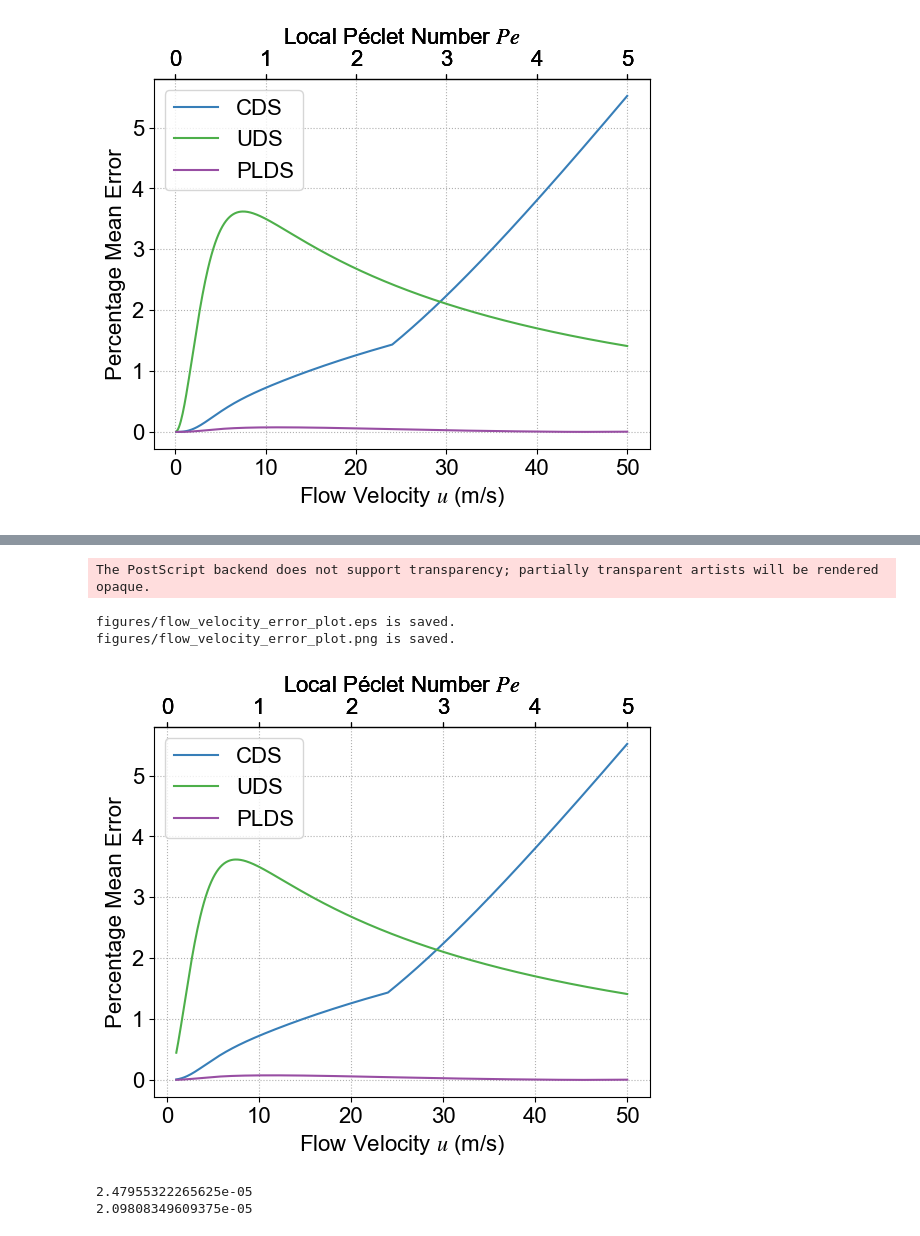
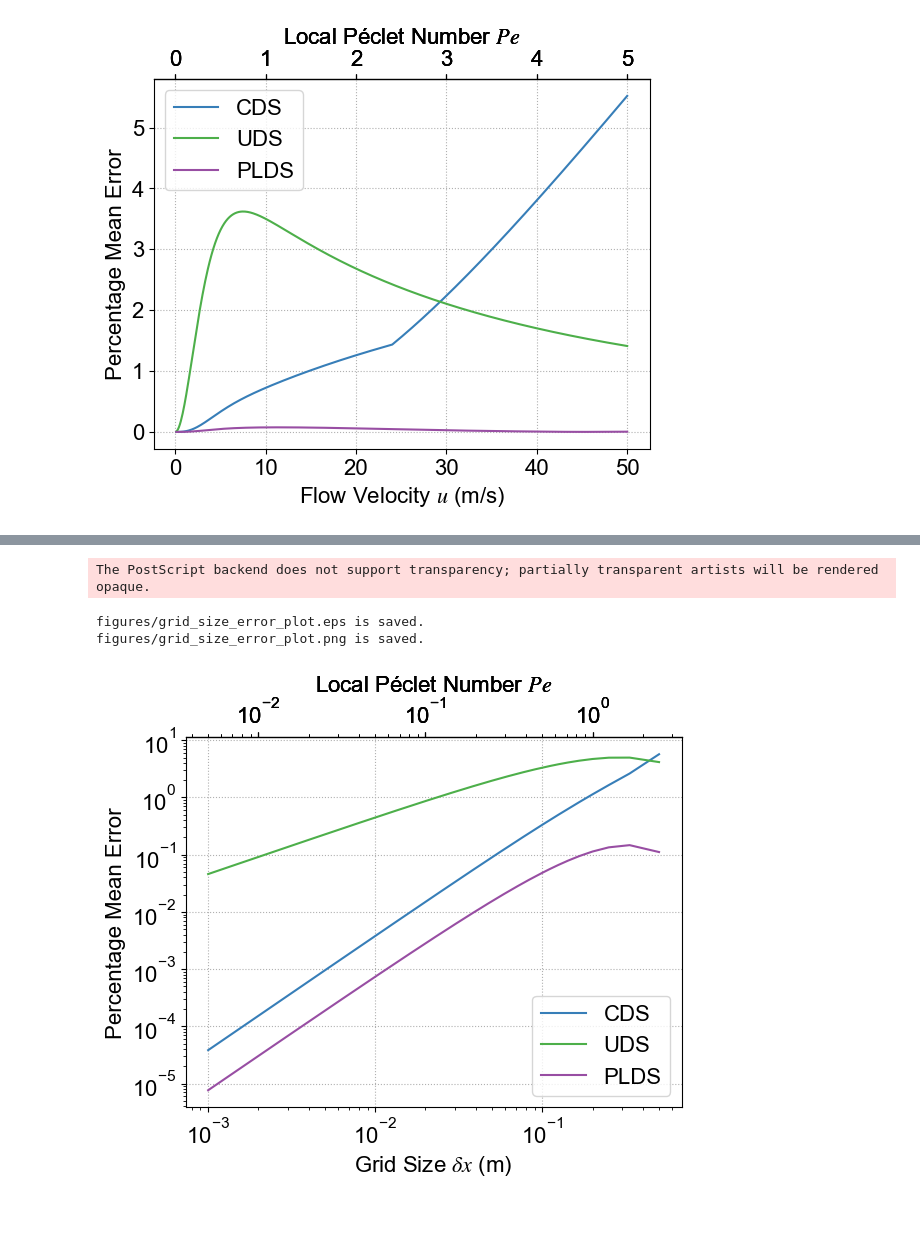
Before and after one commit to Yingfangeng/CFD_project_1, a Jupyter notebook: visualisation.ipynb, the cells around one changed output, grey strips where cells are left out. Drawn from its saved outputs; the diff is of its cells as text; code cells hidden in the pictures.

```diff
--- a/visualisation.ipynb
+++ b/visualisation.ipynb
@@ -134,30 +117,11 @@ figures/grid_size_error_plot.png is saved.
-# %%
-u_list = np.arange(1, 50.1, 0.1)
-
-number_of_grid_list = [11]
-
-error_plot(L, rho, gamma, phi_0, phi_L, u_list, number_of_grid_list, scheme_list, 'flow_velocity')
-# %% [output]
-The PostScript backend does not support transparency; partially transparent artists will be rendered opaque.
-figures/flow_velocity_error_plot.eps is saved.
-figures/flow_velocity_error_plot.png is saved.
-[figure, removed]
-# %%
-import time
-import numpy as np
-
-a = 5
-b = 3
-start_time = time.time()
-c = b**a
-end_time = time.time()
-print(-start_time+end_time)
-
-
-start_time = time.time()
-c = a+b
-end_time = time.time()
-print(-start_time+end_time)
-# %% [output]
-2.47955322265625e-05
-2.09808349609375e-05
+# %%
+# plot the error at varying grid sizes
+u_list = [5]
+number_of_grid_list = np.arange(3, 1001, 1)
+scheme_list = ['CDS', 'UDS', 'PLDS']
+solver.error_plot(u_list, number_of_grid_list, scheme_list, 'grid_size')
+# %% [output]
+The PostScript backend does not support transparency; partially transparent artists will be rendered opaque.
+figures/grid_size_error_plot.eps is saved.
+figures/grid_size_error_plot.png is saved.
+[figure, added]
```
Also changed, not shown: parts of 9 cells of this notebook, 2 other files.
